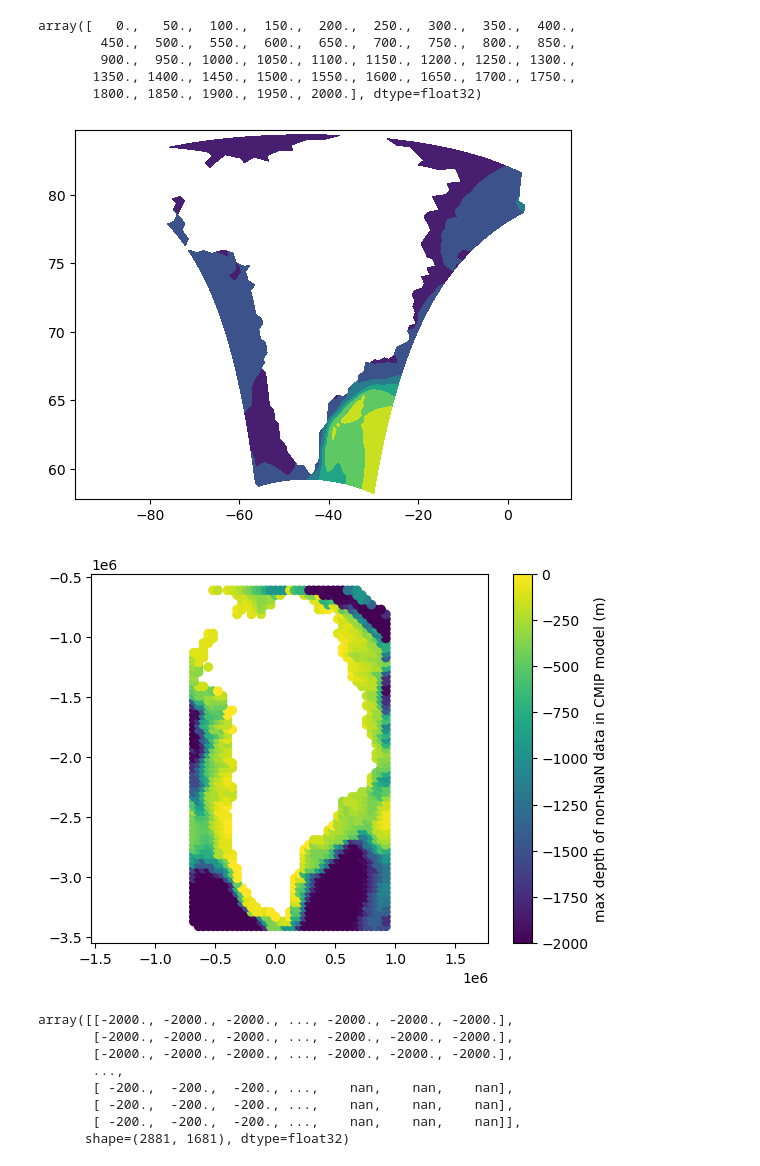
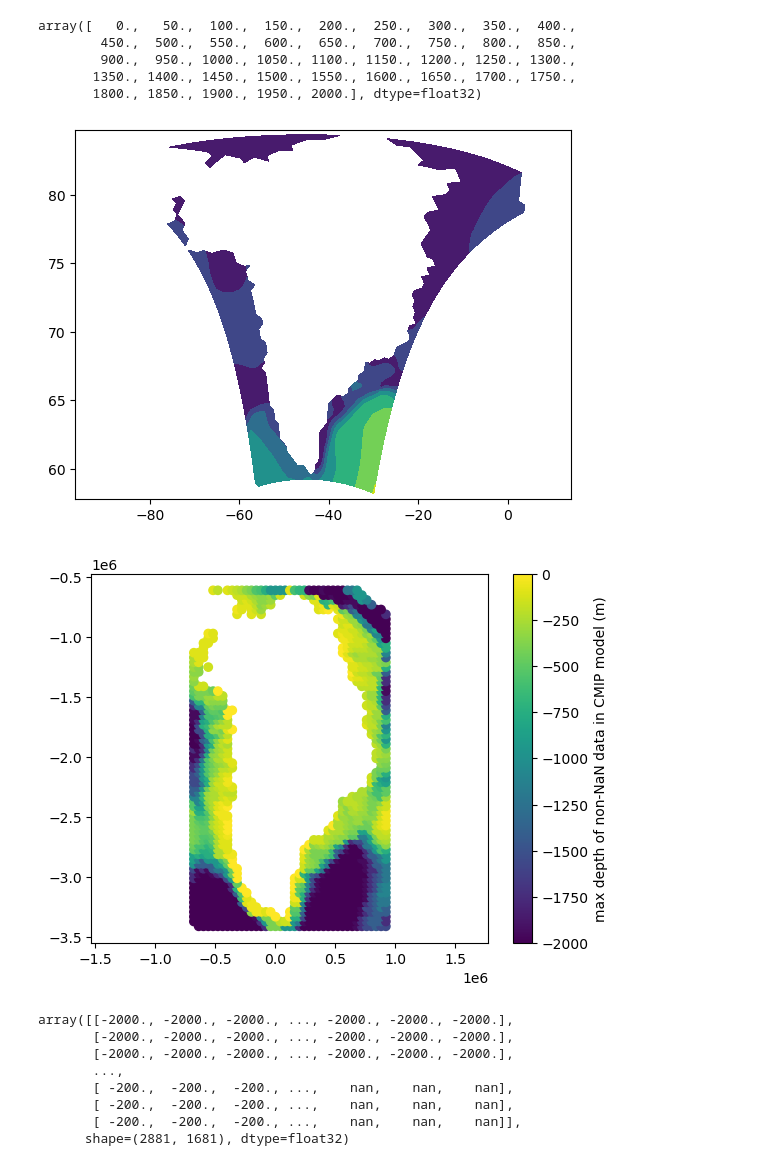
Before and after one commit to ehultee/gris-iceocean-process, a Jupyter notebook: Step3-To_ISMIP_Grid.ipynb, the cells around one changed output. Cells and saved outputs as stored; diff of their text form; code cells hidden in the pictures.

```diff
--- a/Step3-To_ISMIP_Grid.ipynb
+++ b/Step3-To_ISMIP_Grid.ipynb
@@ -75,9 +75,11 @@ model_path = DirSave
 #     model_path = model_path + 'FP_in_Step3/'
 #     model_file = model_path + 'tfQDM-AllLevels-{}-1850_2014-NoPressure-2025-07-30.nc'.format(SelModel)
 
-model_file = DirSave + 'tfQDM_additive-AllLevels-CommonGrid-CESM2-WACCM-1850_2100-IncludingPressure-20250919.nc'
+model_file = f'{DirSave}/tf_MeanCorrected-AllLevels-CommonGrid-CESM2-WACCM-1850_2100-IncludingPressure-20250924.nc'
+ds_model = xr.open_dataset(model_file, decode_times='timeDim')
 
-ds_model = xr.open_dataset(model_file, decode_times='timeDim')
+# ds_model = xr.open_mfdataset(f'{DirSave}/TF-PressureIncluded/TF_Omon_CESM2*.nc').sel(time=slice(YearsIncluded[0], YearsIncluded[1]))
+
 
 # ds_slice = ds_en4.sel(depth=500, method='nearest')
 
@@ -162,6 +164,8 @@ np.float64(0.0)
 
 ## for CESM2-WACCM raw, it is (time, depth, lat, lon)
 ## for CESM2-WACCM QDM-corrected, it is (depth, nlat, nlon, time)
+## mean-corrected is (time, depth, y, x)
+## EN4 is (time, depth, y, x)
 
 ## pre-gridded output should already be cropped and on effective depth grid?
 ## commenting all below here 19 Sept
@@ -177,7 +181,8 @@ np.float64(0.0)
 
 ## make a filled version of the masked array for interpolation and shuffling
 TF_mod_filled = np.ma.filled(TF_model, fill_value=np.nan) ## filter out fill value
-TF_shuffled = np.transpose(TF_mod_filled, axes=[0, 3, 1, 2])
+# TF_shuffled = np.transpose(TF_mod_filled, axes=[0, 3, 1, 2]) ## for QDM-corrected
+TF_shuffled = np.transpose(TF_mod_filled, axes=[1, 0, 2, 3]) ## shuffle to depth, time, lat, lon
 TF_nop_model_orig_crop = TF_shuffled.reshape(TF_shuffled.shape[0], ## depth
                                           TF_shuffled.shape[1], ## time?
                                           TF_shuffled.shape[2]*TF_shuffled.shape[3]) ## should be x*y
@@ -227,22 +252,23 @@ array([   0.,   50.,  100.,  150.,  200.,  250.,  300.,  350.,  400.,
 # %%
 ## plots to check things make sense
 
 fig, ax = plt.subplots()
 # ax.contourf(lon_model, lat_model, TF_model[0,0, :,:]) ## for raw
-ax.contourf(lon_model, lat_model, TF_model[0,:,:,0]) ## for QDM-processed
+# ax.contourf(lon_model, lat_model, TF_model[0,:,:,0]) ## for QDM-processed
+ax.contourf(lon_model, lat_model, TF_model[0,0,:,:]) ## for mean-corrected
 plt.show()
 
 # plt.scatter(xm, ym, c=TF_nop_model[0,0,:])
 # plt.colorbar(label='thermal forcing at first time and depth slice (°C)')
 # plt.axis('equal')
 # plt.show()
 
 plt.scatter(x_mod, y_mod, c=depth_model)
 plt.colorbar(label='max depth of non-NaN data in CMIP model (m)')
 plt.axis('equal')
 plt.show()
 # %% [output]
-[figure, old version]
+[figure, new version]
 [figure]
 # %%
 z_eff
```
Also changed, not shown: parts of 18 cells of this notebook.
